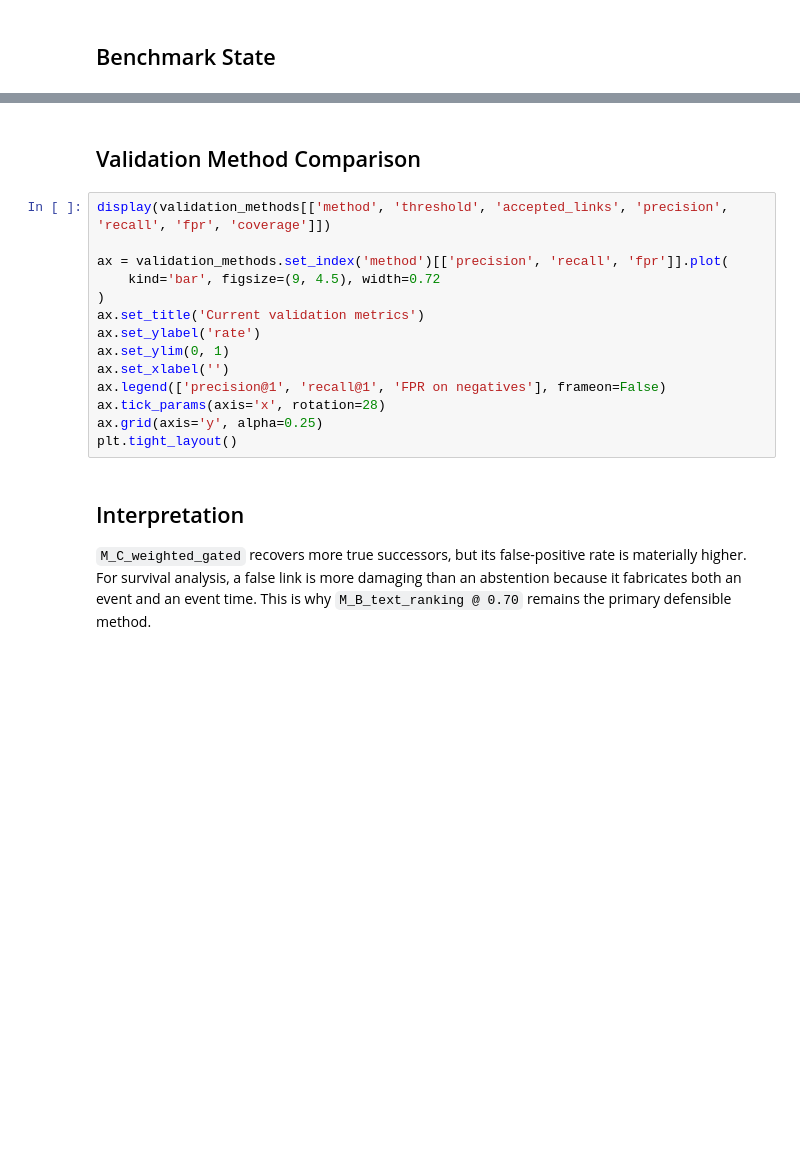
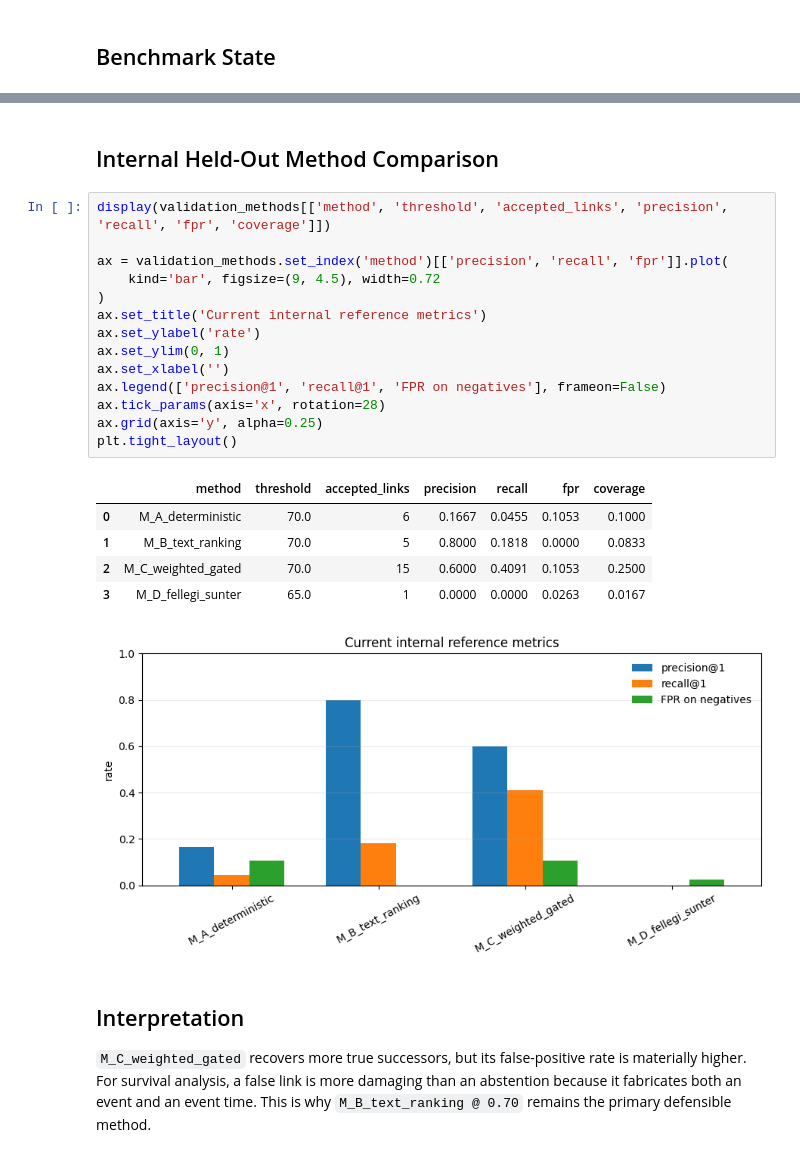
Before and after one commit to ROUSenghak/project-gigalis, a Jupyter notebook: notebooks/12_successor_linkage_and_evaluation.ipynb, the cells around one changed output, grey strips where cells are left out. Cells and saved outputs as stored; diff of their text form; blank space fills up the shorter version.

```diff
--- a/notebooks/12_successor_linkage_and_evaluation.ipynb
+++ b/notebooks/12_successor_linkage_and_evaluation.ipynb
@@ -66,19 +80,26 @@ pd.DataFrame([
 # %% [markdown]
-## Validation Method Comparison
+## Internal Held-Out Method Comparison
 # %%
 display(validation_methods[['method', 'threshold', 'accepted_links', 'precision', 'recall', 'fpr', 'coverage']])
 
 ax = validation_methods.set_index('method')[['precision', 'recall', 'fpr']].plot(
     kind='bar', figsize=(9, 4.5), width=0.72
 )
-ax.set_title('Current validation metrics')
+ax.set_title('Current internal reference metrics')
 ax.set_ylabel('rate')
 ax.set_ylim(0, 1)
 ax.set_xlabel('')
 ax.legend(['precision@1', 'recall@1', 'FPR on negatives'], frameon=False)
 ax.tick_params(axis='x', rotation=28)
 ax.grid(axis='y', alpha=0.25)
 plt.tight_layout()
+# %% [output]
+|  | method | threshold | accepted_links | precision | recall | fpr | coverage |
+| 0 | M_A_deterministic | 70.0 | 6 | 0.1667 | 0.0455 | 0.1053 | 0.1000 |
+| 1 | M_B_text_ranking | 70.0 | 5 | 0.8000 | 0.1818 | 0.0000 | 0.0833 |
+| 2 | M_C_weighted_gated | 70.0 | 15 | 0.6000 | 0.4091 | 0.1053 | 0.2500 |
+| 3 | M_D_fellegi_sunter | 65.0 | 1 | 0.0000 | 0.0000 | 0.0263 | 0.0167 |
+[figure, added]
 # %% [markdown]
 ## Interpretation
 
```
Also changed, not shown: parts of 8 cells of this notebook, 40 other files.
